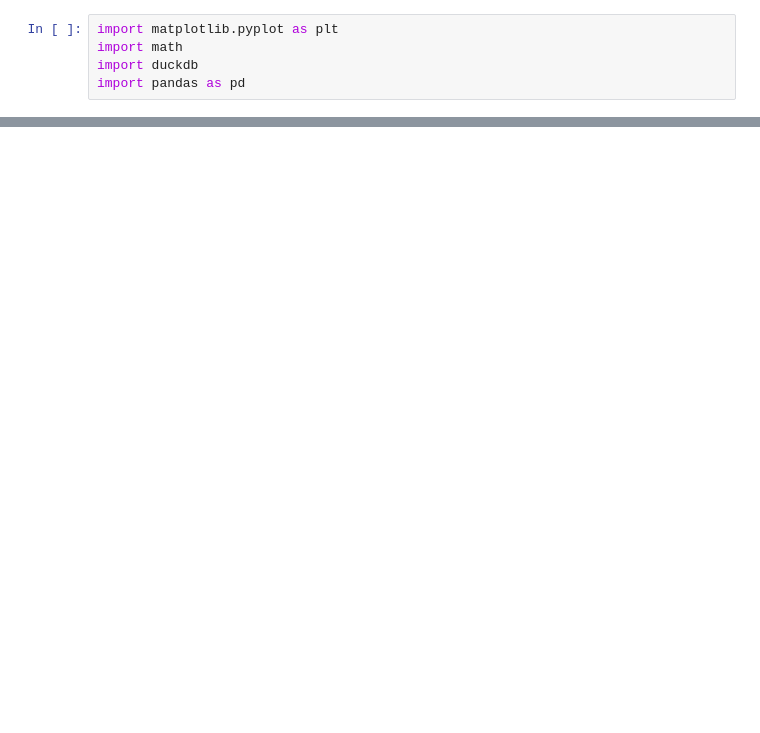
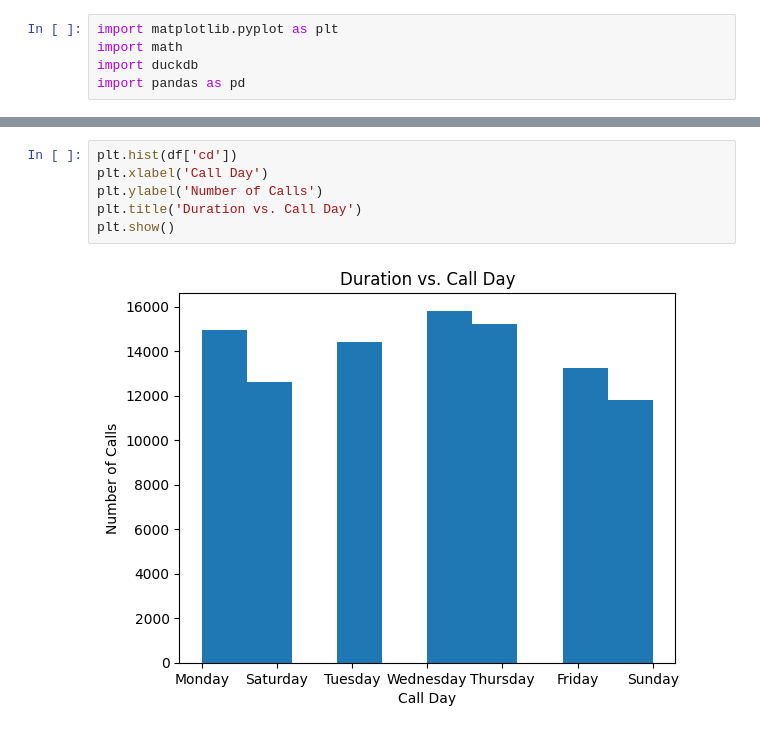
Before and after one commit to seayrj/Projects, a Jupyter notebook: Hackathon.ipynb, the cells around one changed output, grey strips where cells are left out. Cells and saved outputs as stored; diff of their text form; blank space fills up the shorter version.

```diff
--- a/Hackathon.ipynb
+++ b/Hackathon.ipynb
@@ -62,0 +98,8 @@ TypeError: unhashable type: 'list'
+# %%
+plt.hist(df['cd'])
+plt.xlabel('Call Day')
+plt.ylabel('Number of Calls')
+plt.title('Duration vs. Call Day')
+plt.show()
+# %% [output]
+[figure, added]
```
Also changed, not shown: parts of 9 cells of this notebook.
